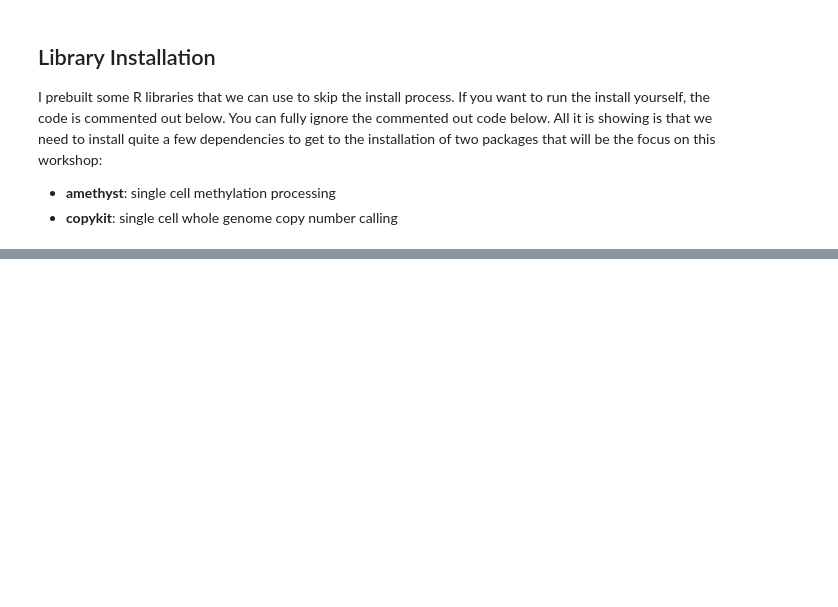
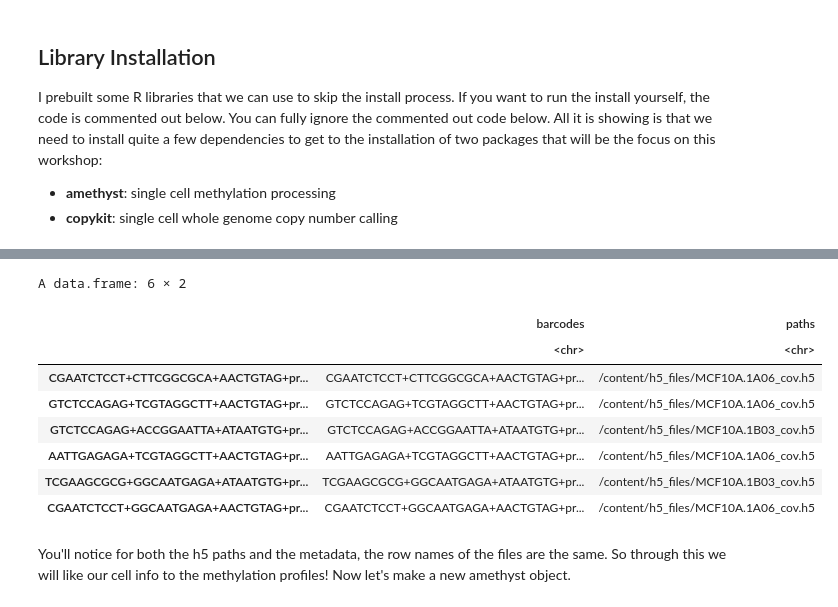
Before and after one commit to mulqueenr/DSWG_MethylationWorkshop, a Jupyter notebook: DSWG_Methylation.ipynb, the cells around one changed output, grey strips where cells are left out. Cells and saved outputs as stored; diff of their text form; code cells hidden in the pictures; blank space fills up the shorter version.

```diff
--- a/DSWG_Methylation.ipynb
+++ b/DSWG_Methylation.ipynb
@@ -114,0 +118,19 @@ Description:
+# %%
+#read in our h5 filesobj <- addCellInfo(obj, file = "metadata.tsv")
+h5_paths<-read.csv(file="/content/h5_files/h5_paths.tsv",header=T,sep="\t")
+h5_paths$barcodes<-row.names(h5_paths)
+h5_paths$paths<-h5_paths$path
+h5_paths<-h5_paths[,c("barcodes","paths")]
+head(h5_paths)
+# %% [output]
+A data.frame: 6 × 2
+|  | barcodes | paths |
+|  | <chr> | <chr> |
+| CGAATCTCCT+CTTCGGCGCA+AACTGTAG+pr... | CGAATCTCCT+CTTCGGCGCA+AACTGTAG+pr... | /content/h5_files/MCF10A.1A06_cov.h5 |
+| GTCTCCAGAG+TCGTAGGCTT+AACTGTAG+pr... | GTCTCCAGAG+TCGTAGGCTT+AACTGTAG+pr... | /content/h5_files/MCF10A.1A06_cov.h5 |
+| GTCTCCAGAG+ACCGGAATTA+ATAATGTG+pr... | GTCTCCAGAG+ACCGGAATTA+ATAATGTG+pr... | /content/h5_files/MCF10A.1B03_cov.h5 |
+| AATTGAGAGA+TCGTAGGCTT+AACTGTAG+pr... | AATTGAGAGA+TCGTAGGCTT+AACTGTAG+pr... | /content/h5_files/MCF10A.1A06_cov.h5 |
+| TCGAAGCGCG+GGCAATGAGA+ATAATGTG+pr... | TCGAAGCGCG+GGCAATGAGA+ATAATGTG+pr... | /content/h5_files/MCF10A.1B03_cov.h5 |
+| CGAATCTCCT+GGCAATGAGA+AACTGTAG+pr... | CGAATCTCCT+GGCAATGAGA+AACTGTAG+pr... | /content/h5_files/MCF10A.1A06_cov.h5 |
+# %% [markdown]
+You'll notice for both the h5 paths and the metadata, the row names of the files are the same. So through this we will like our cell info to the methylation profiles! Now let's make a new amethyst object.
```
Also changed, not shown: parts of 20 cells of this notebook.
